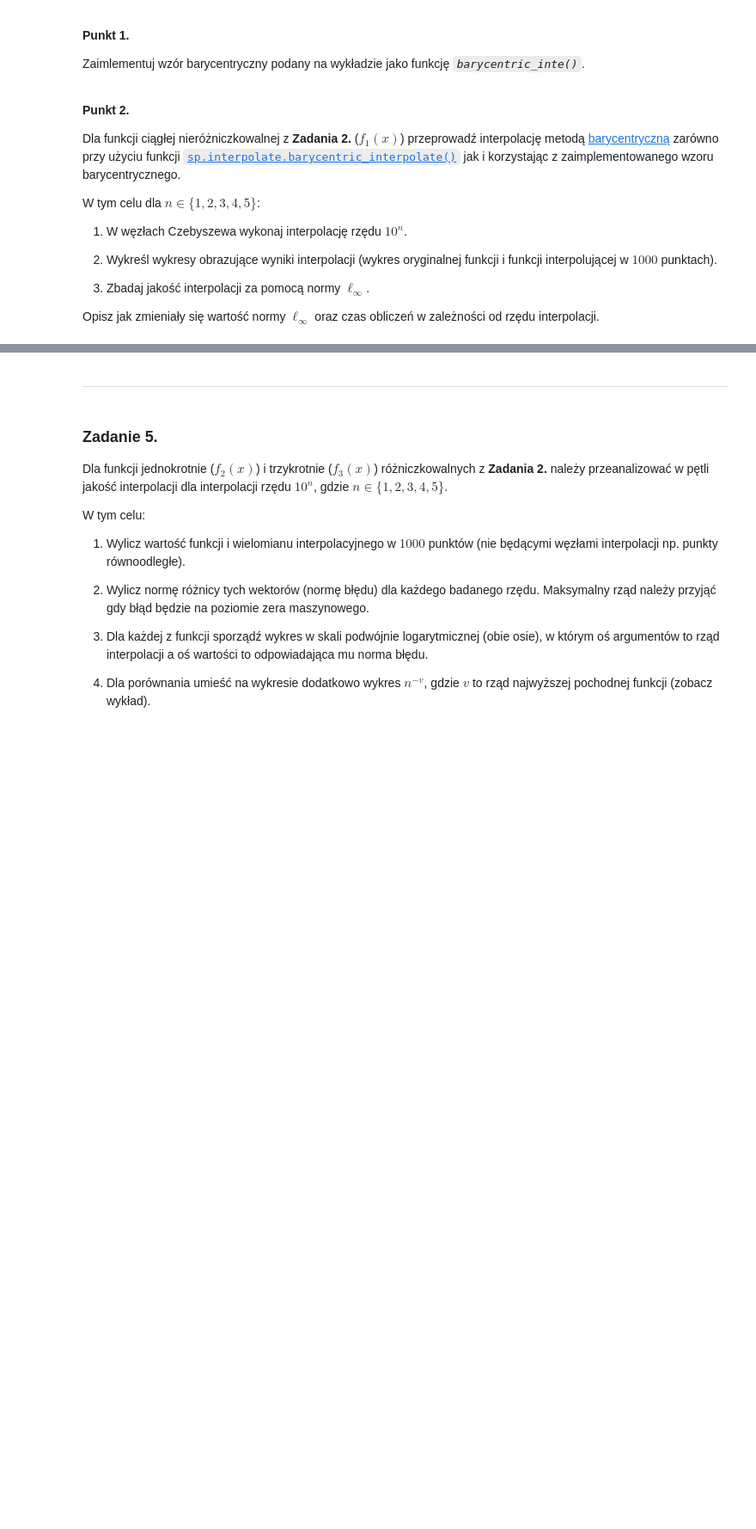
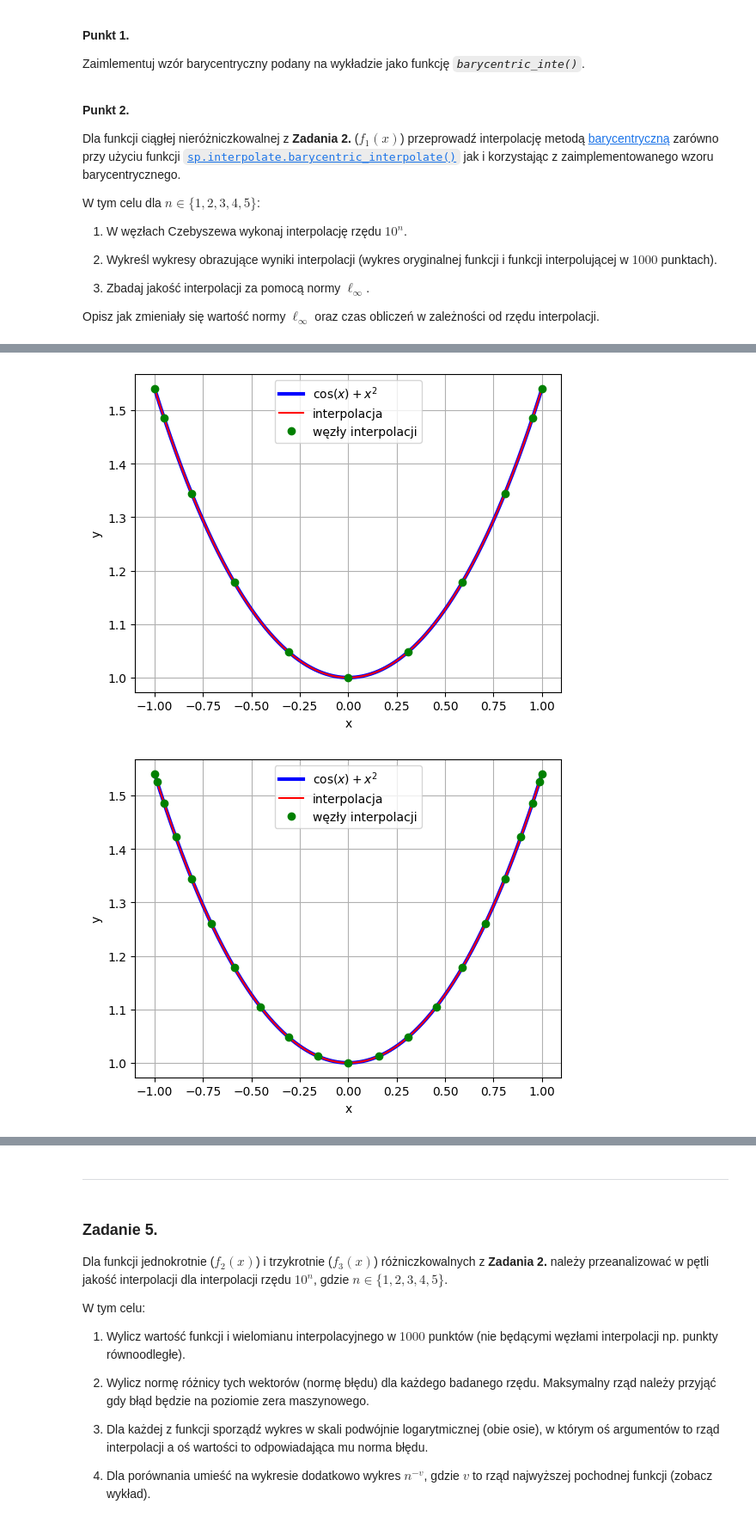
Before and after one commit to MN-KJ-2025/lab9-interpolacja-leonB-D, a Jupyter notebook: sprawozdanie.ipynb, the cells around one changed output, grey strips where cells are left out. Shown at 86% size. Saved outputs shown, nothing was run; the diff lists cells and outputs as text; code cells hidden in the pictures; blank space fills up the shorter version.

Commit message:
czebyszew

```diff
--- a/sprawozdanie.ipynb
+++ b/sprawozdanie.ipynb
@@ -156,0 +155,27 @@ plt.show()
+# %%
+# ===== Twoja implementacja tutaj =====
+
+for i in range(1, 6):
+    # Wektor współrzędnych, dla których chcemy wyliczyć wartości wielomianu interpolacyjnego
+    x = np.linspace(-1, 1, 1000)
+
+    # Węzły Czebyszewa
+    n = int(10**i)  # Liczba węzłów
+    xch = main.chebyshev_nodes(n)
+    wch = main.bar_cheb_weights(n)
+    ych = f(xch)
+
+    # Interpoalcja
+    yimp = main.barycentric_inte(xch, ych, wch, x)
+
+    plt.plot(x, f(x), 'b', linewidth=3, label=r'$\cos(x)+x^2$')
+    plt.plot(x, yimp, 'r', label='interpolacja')
+    plt.plot(xch, f(xch), 'go', label='węzły interpolacji')
+    plt.xlabel("x")
+    plt.ylabel("y")
+    plt.legend(loc=0)
+    plt.grid()
+    plt.show()
+# %% [output]
+[figure, added]
+[figure, added]
```
Also changed, not shown: parts of 4 cells of this notebook, 1 other file.
